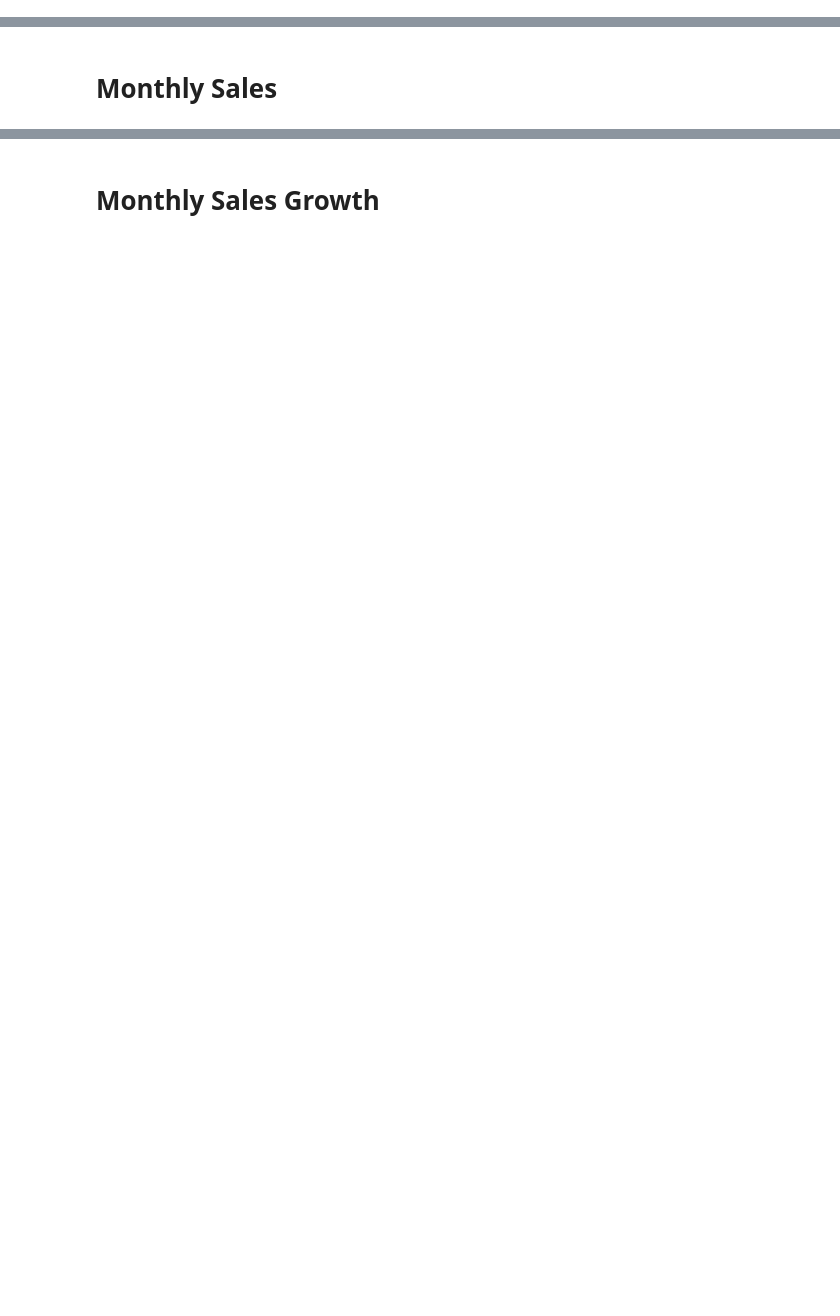
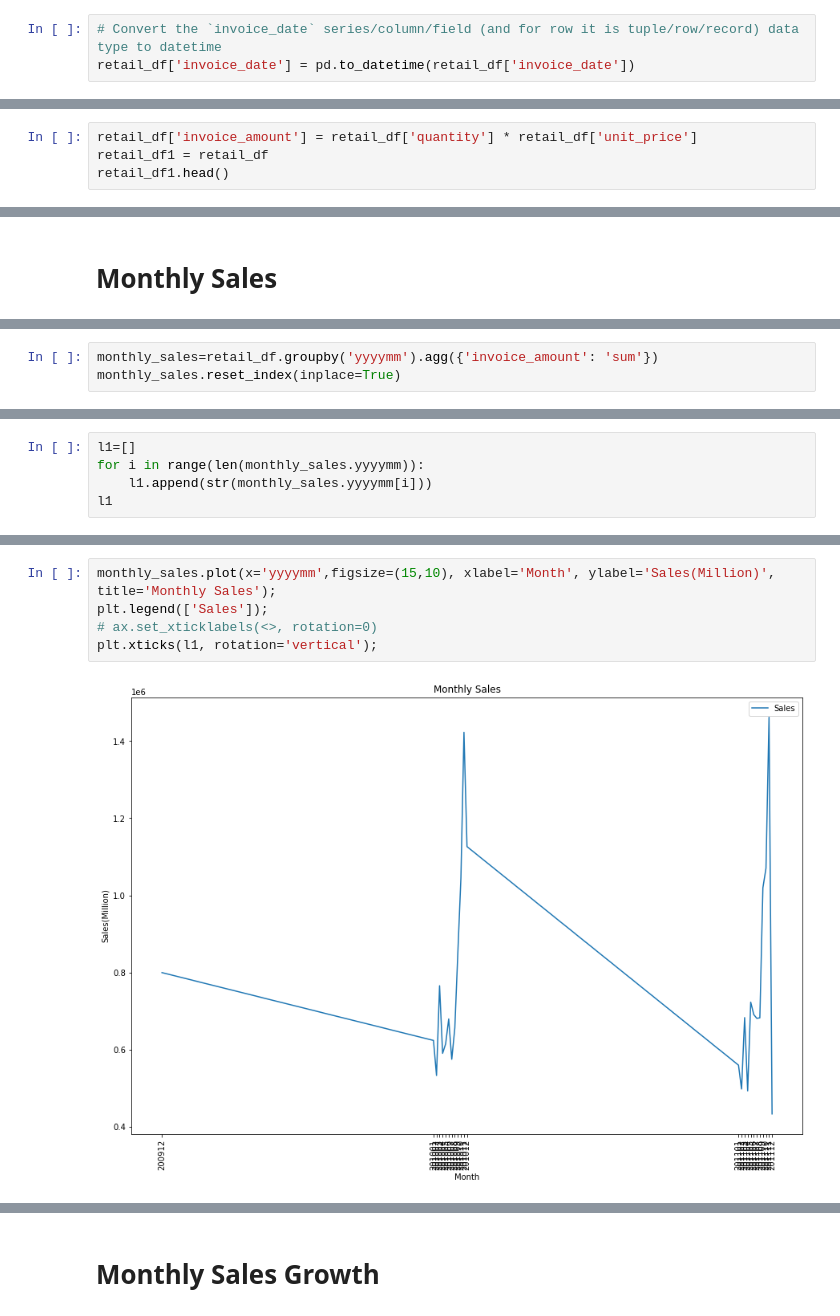
Before and after one commit to jarviscanada/jarvis_data_eng_SowonHam, a Jupyter notebook: python_data_analytics/retail_data_analytics_wrangling.ipynb, the cells around one changed output, grey strips where cells are left out. Cells and saved outputs as stored; diff of their text form; blank space fills up the shorter version.

```diff
--- a/python_data_analytics/retail_data_analytics_wrangling.ipynb
+++ b/python_data_analytics/retail_data_analytics_wrangling.ipynb
@@ -73,0 +153,3 @@ retail_df.head()
+# %%
+# Convert the `invoice_date` series/column/field (and for row it is tuple/row/record) data type to datetime
+retail_df['invoice_date'] = pd.to_datetime(retail_df['invoice_date'])
@@ -93,0 +224,4 @@ retail_df.head()
+# %%
+retail_df['invoice_amount'] = retail_df['quantity'] * retail_df['unit_price']
+retail_df1 = retail_df
+retail_df1.head()
@@ -121,0 +578,3 @@ retail_df.head()
+# %%
+monthly_sales=retail_df.groupby('yyyymm').agg({'invoice_amount': 'sum'})
+monthly_sales.reset_index(inplace=True)
@@ -121,0 +601,5 @@ retail_df.head()
+# %%
+l1=[]
+for i in range(len(monthly_sales.yyyymm)):
+    l1.append(str(monthly_sales.yyyymm[i]))
+l1
@@ -121,0 +624,7 @@ retail_df.head()
+# %%
+monthly_sales.plot(x='yyyymm',figsize=(15,10), xlabel='Month', ylabel='Sales(Million)', title='Monthly Sales');
+plt.legend(['Sales']);
+# ax.set_xticklabels(<>, rotation=0)
+plt.xticks(l1, rotation='vertical');
+# %% [output]
+[figure, added]
```
Also changed, not shown: parts of 46 cells of this notebook.
